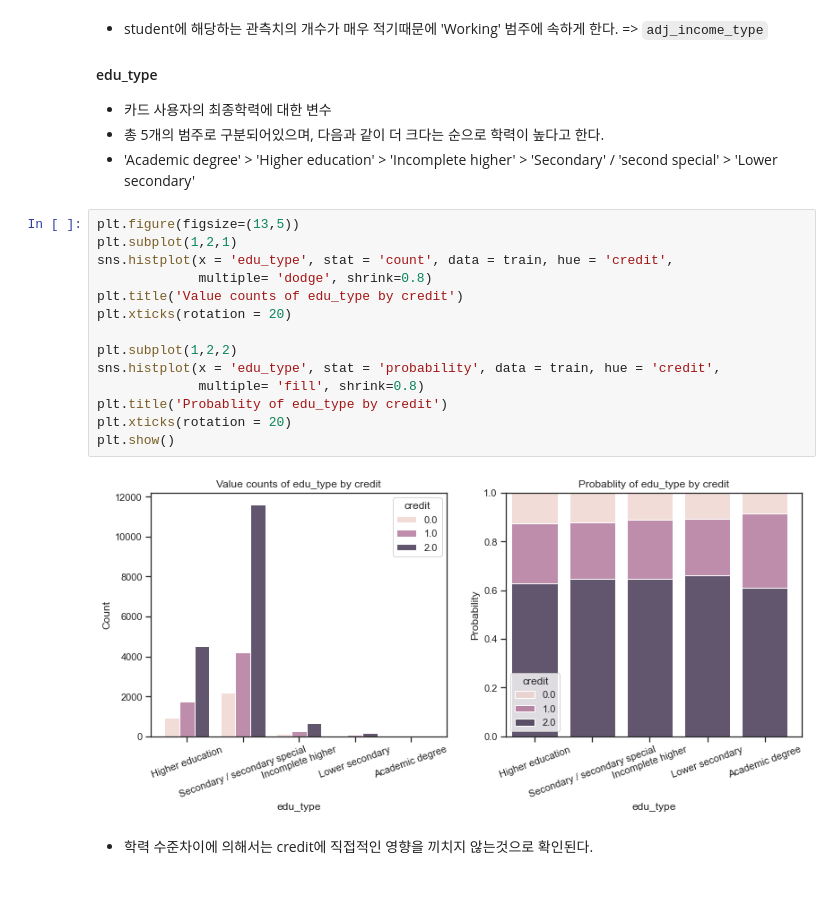
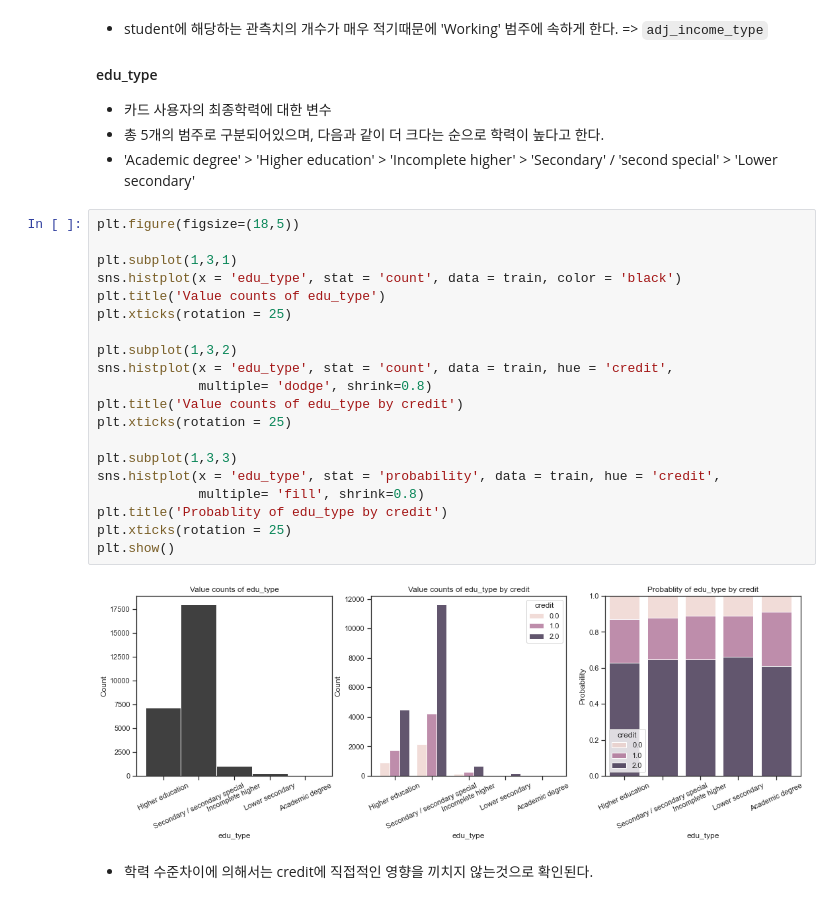
Before and after one commit to Gangtaro/data_science_repository, a Jupyter notebook: COMPETETION_LOG/DACON_210405_credit/dacon_credit_project.ipynb, the cells around one changed output. Cells and saved outputs as stored; diff of their text form.

```diff
--- a/COMPETETION_LOG/DACON_210405_credit/dacon_credit_project.ipynb
+++ b/COMPETETION_LOG/DACON_210405_credit/dacon_credit_project.ipynb
@@ -409,21 +408,27 @@ train.loc[train.income_type == 'Student', 'adj_income_type'] = 'Working'
 - 총 5개의 범주로 구분되어있으며, 다음과 같이 더 크다는 순으로 학력이 높다고 한다.
 - 'Academic degree' > 'Higher education' > 'Incomplete higher' > 'Secondary' / 'second special' > 'Lower secondary'
 # %%
-plt.figure(figsize=(13,5))
-plt.subplot(1,2,1)
+plt.figure(figsize=(18,5))
+
+plt.subplot(1,3,1)
+sns.histplot(x = 'edu_type', stat = 'count', data = train, color = 'black')
+plt.title('Value counts of edu_type')
+plt.xticks(rotation = 25)
+
+plt.subplot(1,3,2)
 sns.histplot(x = 'edu_type', stat = 'count', data = train, hue = 'credit',
              multiple= 'dodge', shrink=0.8)
 plt.title('Value counts of edu_type by credit')
-plt.xticks(rotation = 20)
+plt.xticks(rotation = 25)
 
-plt.subplot(1,2,2)
+plt.subplot(1,3,3)
 sns.histplot(x = 'edu_type', stat = 'probability', data = train, hue = 'credit',
              multiple= 'fill', shrink=0.8)
 plt.title('Probablity of edu_type by credit')
-plt.xticks(rotation = 20)
+plt.xticks(rotation = 25)
 plt.show()
 # %% [output]
-[figure, old version]
+[figure, new version]
 # %% [markdown]
 - 학력 수준차이에 의해서는 credit에 직접적인 영향을 끼치지 않는것으로 확인된다.
 # %%
```
Also changed, not shown: parts of 38 cells of this notebook.
